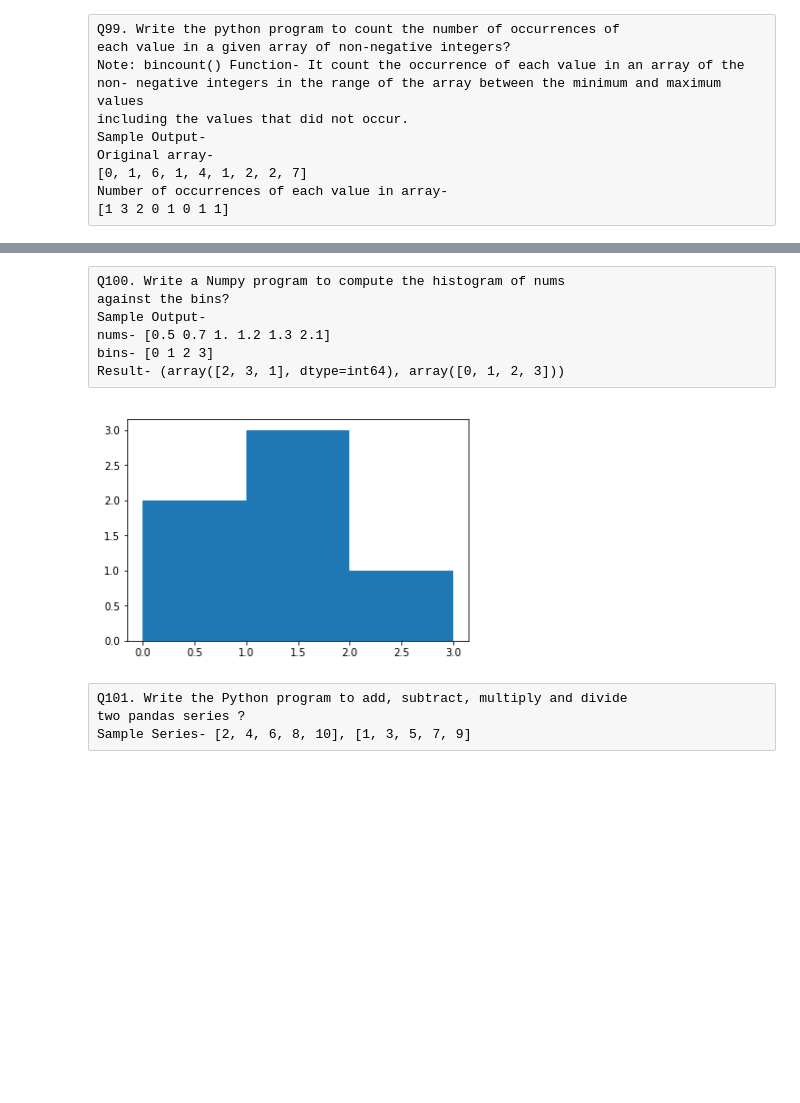
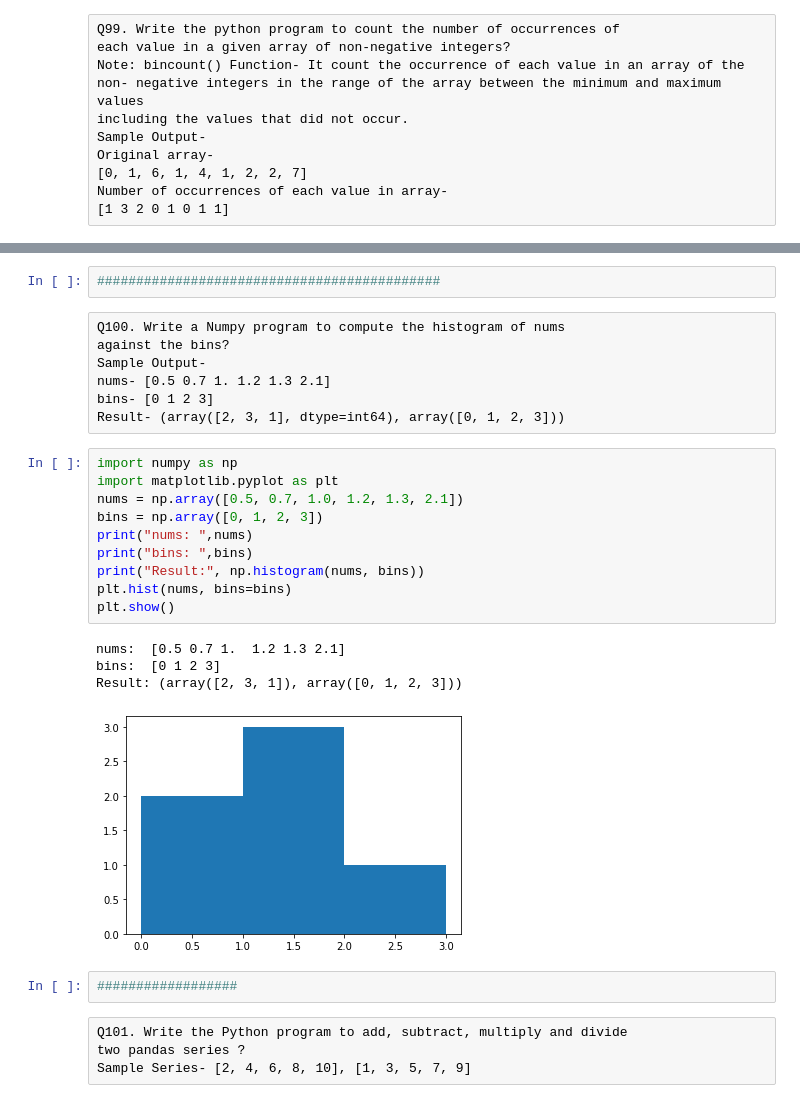
Before and after one commit to MukunthanML/ineuron_ml_assignments, a Jupyter notebook: Python_Subjective_Assignment.ipynb, the cells around one changed output, grey strips where cells are left out. Cells and saved outputs as stored; diff of their text form; blank space fills up the shorter version.

```diff
--- a/Python_Subjective_Assignment.ipynb
+++ b/Python_Subjective_Assignment.ipynb
@@ -2483,3 +2578,5 @@ Number of occurrences of each value in array-
+# %%
+############################################
 # %% [raw]
 Q100. Write a Numpy program to compute the histogram of nums
 against the bins?
@@ -2487,8 +2584,23 @@ Sample Output-
 nums- [0.5 0.7 1. 1.2 1.3 2.1]
 bins- [0 1 2 3]
 Result- (array([2, 3, 1], dtype=int64), array([0, 1, 2, 3]))
-# %% [markdown]
-![image.png](attachment:image.png)
+# %%
+import numpy as np
+import matplotlib.pyplot as plt
+nums = np.array([0.5, 0.7, 1.0, 1.2, 1.3, 2.1])
+bins = np.array([0, 1, 2, 3])
+print("nums: ",nums)
+print("bins: ",bins)
+print("Result:", np.histogram(nums, bins))
+plt.hist(nums, bins=bins)
+plt.show()
+# %% [output]
+nums:  [0.5 0.7 1.  1.2 1.3 2.1]
+bins:  [0 1 2 3]
+Result: (array([2, 3, 1]), array([0, 1, 2, 3]))
+[figure, added]
+# %%
+##################
 # %% [raw]
 Q101. Write the Python program to add, subtract, multiply and divide
 two pandas series ?
```
Also changed, not shown: parts of 38 cells of this notebook.
